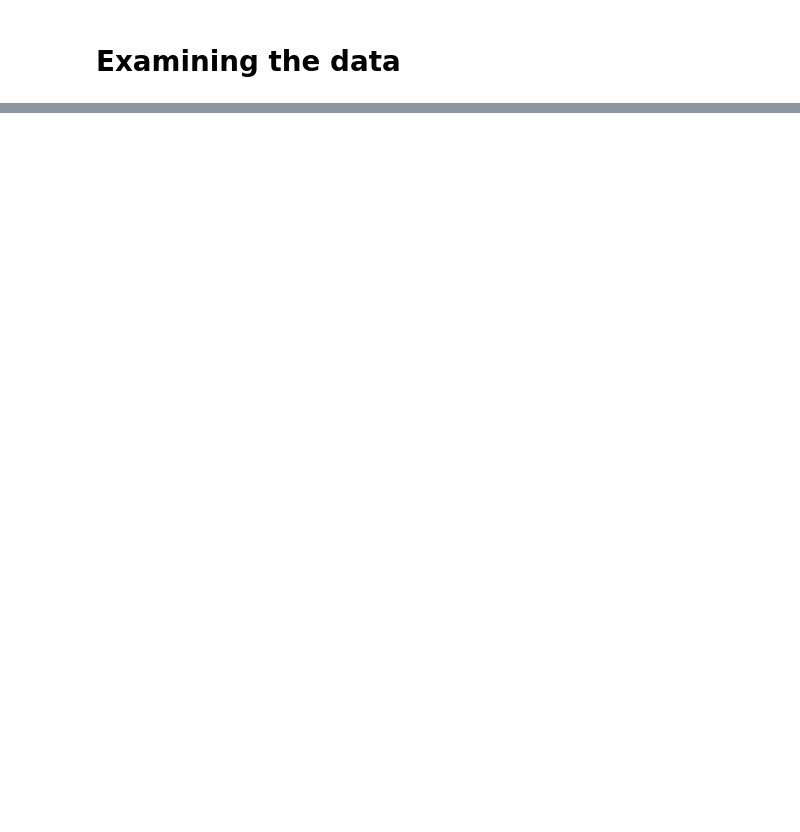
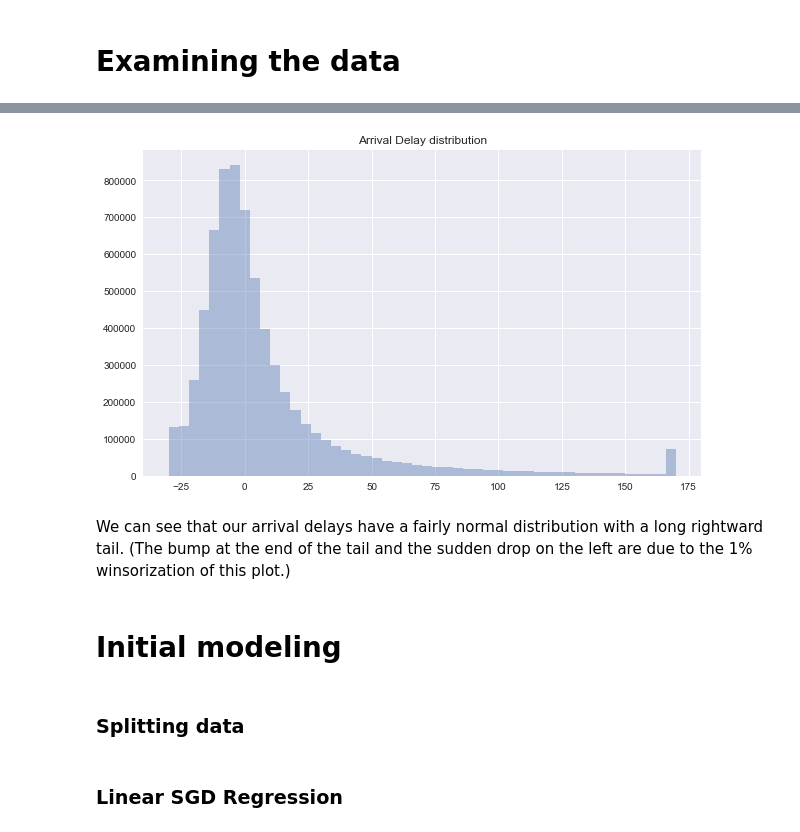
Before and after one commit to wwwslinger/drills, a Jupyter notebook: Thinkful/drills/3.6.2 Airline Delay Prediction.ipynb, the cells around one changed output, grey strips where cells are left out. Drawn from its saved outputs; the diff is of its cells as text; code cells hidden in the pictures; blank space fills up the shorter version.

```diff
--- a/Thinkful/drills/3.6.2 Airline Delay Prediction.ipynb
+++ b/Thinkful/drills/3.6.2 Airline Delay Prediction.ipynb
@@ -333,0 +281,18 @@ As discussed in the introduction, we'll add a number of features here extrapolat
+# %%
+# dropping scheduled arrival time as discussed above (it's redundant with scheduled departure time)
+flights08_df.drop('CRSArrTime', axis=1, inplace=True)
+# %%
+from scipy.stats.mstats import winsorize
+plt.figure(figsize=(10,6))
+delays = winsorize(flights08_df.ArrDelay.values, limits=(.01))
+sns.distplot(delays, kde=False)
+plt.title('Arrival Delay distribution')
+plt.show()
+# %% [output]
+[figure, added]
+# %% [markdown]
+We can see that our arrival delays have a fairly normal distribution with a long rightward tail.  (The bump at the end of the tail and the sudden drop on the left are due to the 1% winsorization of this plot.)
+# %% [markdown]
+# Initial modeling
+# %% [markdown]
+### Splitting data
@@ -333,0 +317,2 @@ As discussed in the introduction, we'll add a number of features here extrapolat
+# %% [markdown]
+### Linear SGD Regression
```
Also changed, not shown: parts of 59 cells of this notebook.
